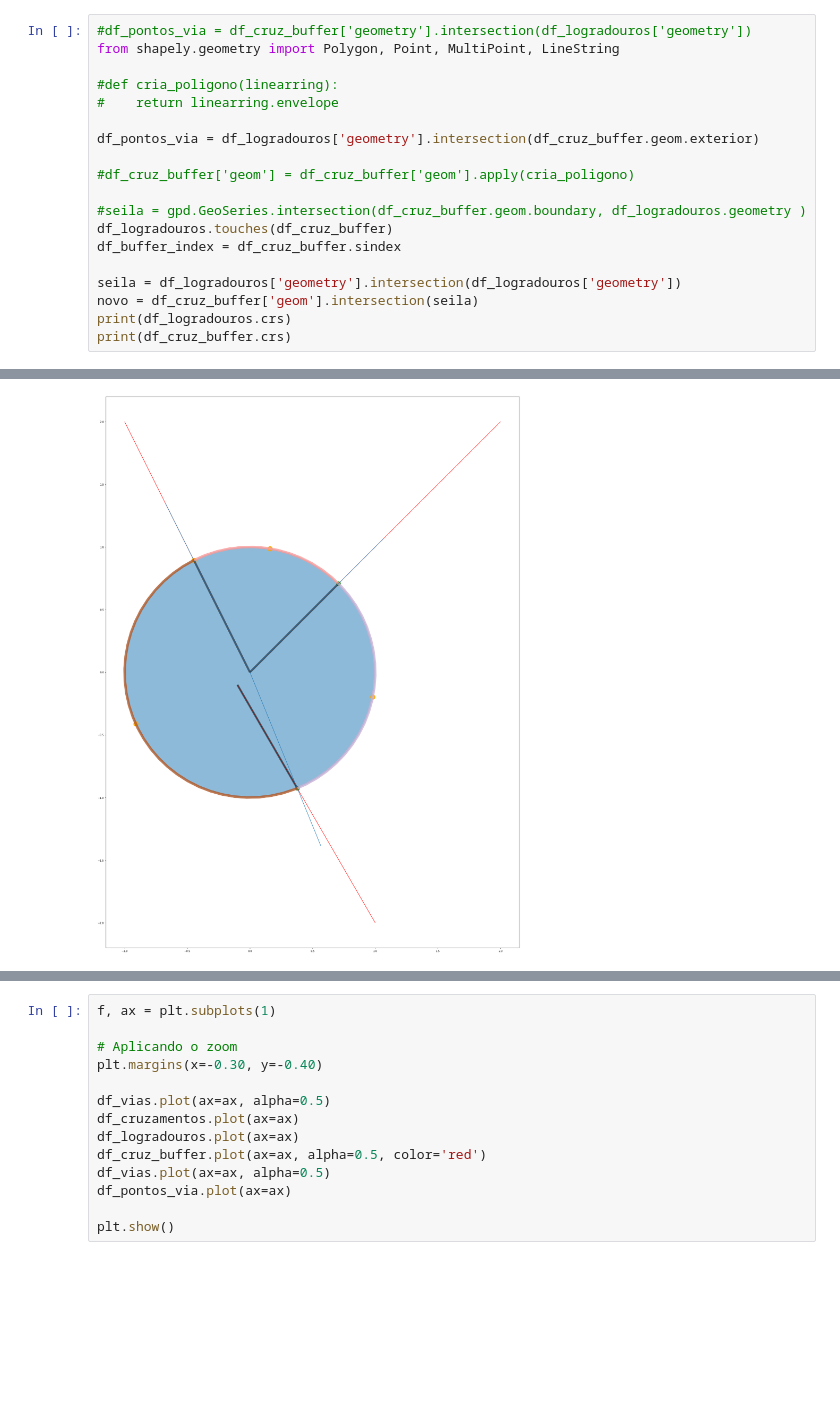
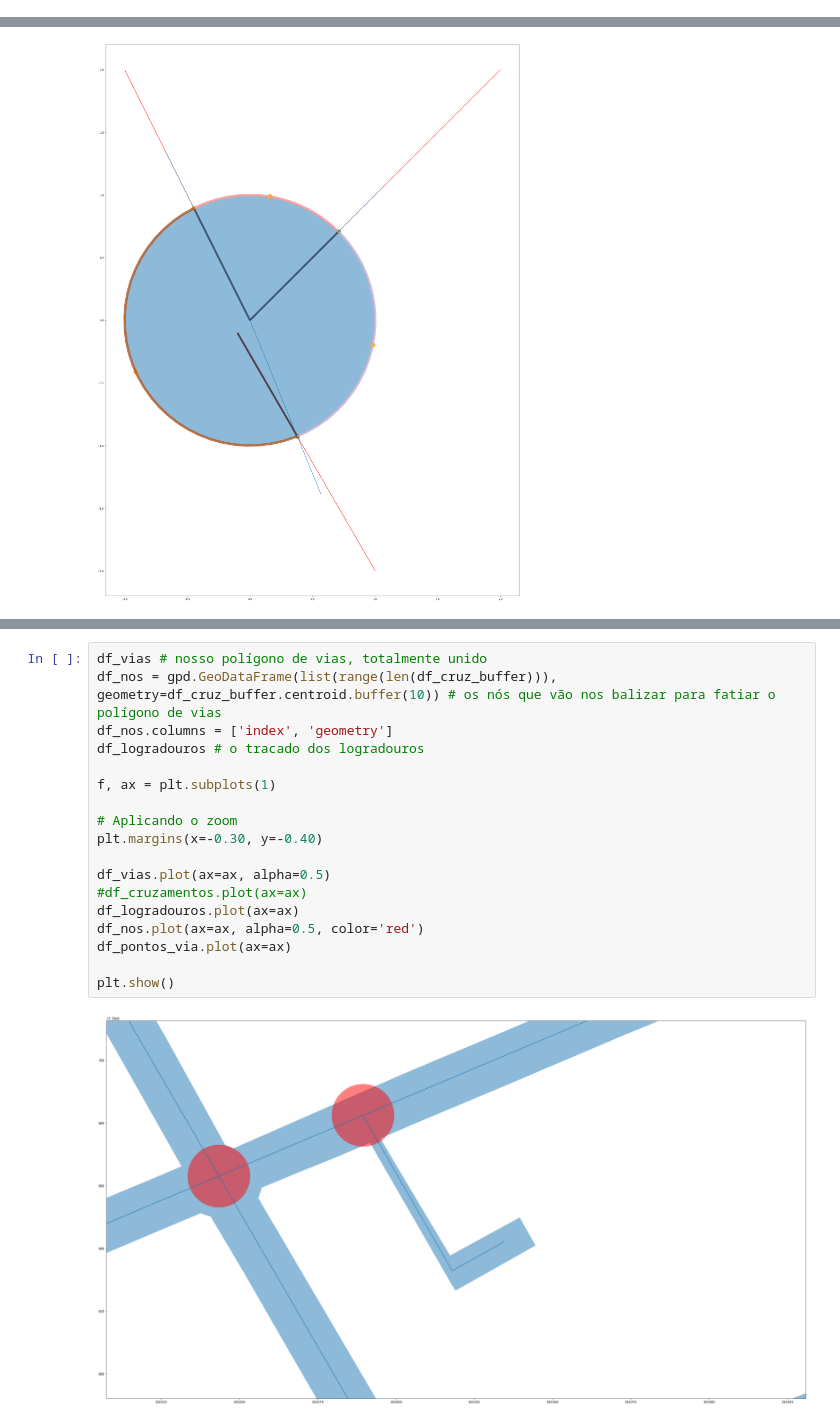
Before and after one commit to geoinfo-smdu/Poligono-de-vias, a Jupyter notebook: Gerando polígonos de vias no município de São Paulo.ipynb, the cells around one changed output, grey strips where cells are left out. Saved outputs shown, nothing was run; the diff lists cells and outputs as text; blank space fills up the shorter version.

Commit message:
Ta ficando lindo, tudo relacionado nas feições, pronto para começar os processamentos

```diff
--- a/Gerando polígonos de vias no município de São Paulo.ipynb
+++ b/Gerando polígonos de vias no município de São Paulo.ipynb
@@ -121,22 +121,3 @@ plt.show()
 
 Agora que temos que cortar o polígono precisamos de linhas para realizar esse fatiamento.
 Primeiramente vamos criar uma intersecção dos buffers dos nós com o traçado dos logradouros
-# %%
-#df_pontos_via = df_cruz_buffer['geometry'].intersection(df_logradouros['geometry'])
-from shapely.geometry import Polygon, Point, MultiPoint, LineString
-
-#def cria_poligono(linearring):
-#    return linearring.envelope
-
-df_pontos_via = df_logradouros['geometry'].intersection(df_cruz_buffer.geom.exterior)
-
-#df_cruz_buffer['geom'] = df_cruz_buffer['geom'].apply(cria_poligono)
-
-#seila = gpd.GeoSeries.intersection(df_cruz_buffer.geom.boundary, df_logradouros.geometry )
-df_logradouros.touches(df_cruz_buffer)
-df_buffer_index = df_cruz_buffer.sindex
-
-seila = df_logradouros['geometry'].intersection(df_logradouros['geometry'])
-novo = df_cruz_buffer['geom'].intersection(seila)
-print(df_logradouros.crs)
-print(df_cruz_buffer.crs)
@@ -211,14 +196,20 @@ plt.show()
 # %%
+df_vias # nosso polígono de vias, totalmente unido
+df_nos = gpd.GeoDataFrame(list(range(len(df_cruz_buffer))), geometry=df_cruz_buffer.centroid.buffer(10)) # os nós que vão nos balizar para fatiar o polígono de vias
+df_nos.columns = ['index', 'geometry']
+df_logradouros # o tracado dos logradouros
+
 f, ax = plt.subplots(1)
 
 # Aplicando o zoom
 plt.margins(x=-0.30, y=-0.40)
 
 df_vias.plot(ax=ax, alpha=0.5)
-df_cruzamentos.plot(ax=ax)
+#df_cruzamentos.plot(ax=ax)
 df_logradouros.plot(ax=ax)
-df_cruz_buffer.plot(ax=ax, alpha=0.5, color='red')
-df_vias.plot(ax=ax, alpha=0.5)
+df_nos.plot(ax=ax, alpha=0.5, color='red')
 df_pontos_via.plot(ax=ax)
 
 plt.show()
+# %% [output]
+[figure, added]
```
Also changed, not shown: parts of 8 cells of this notebook.
